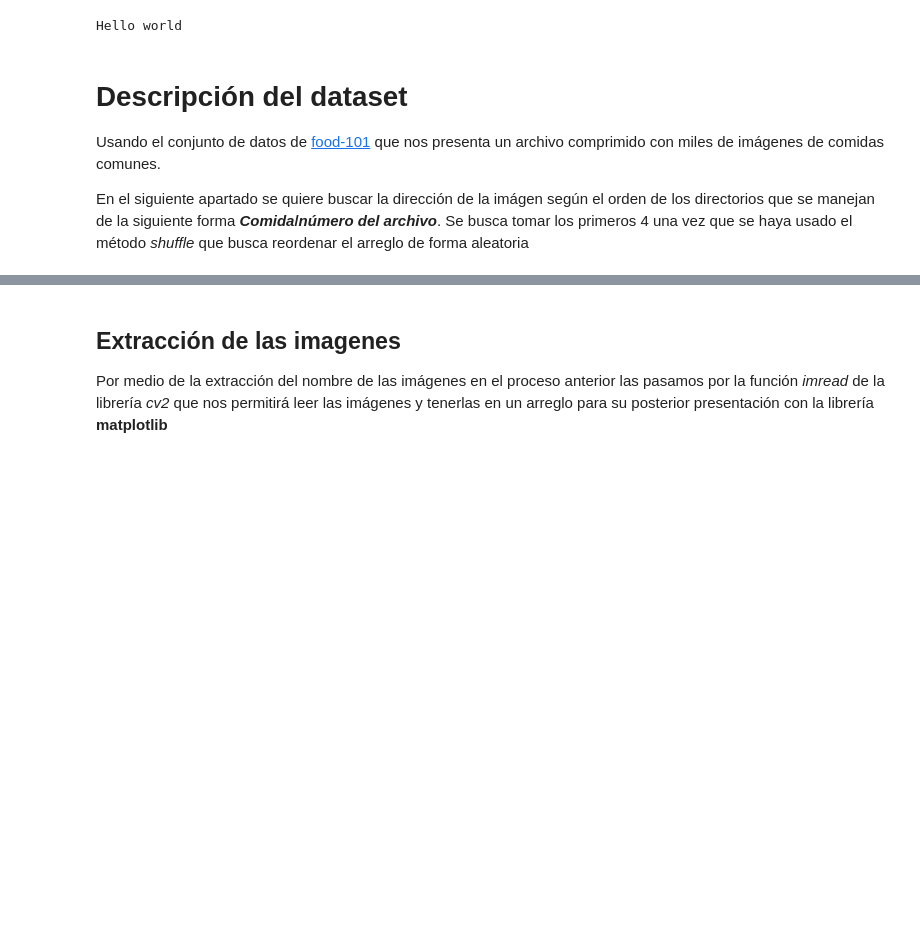
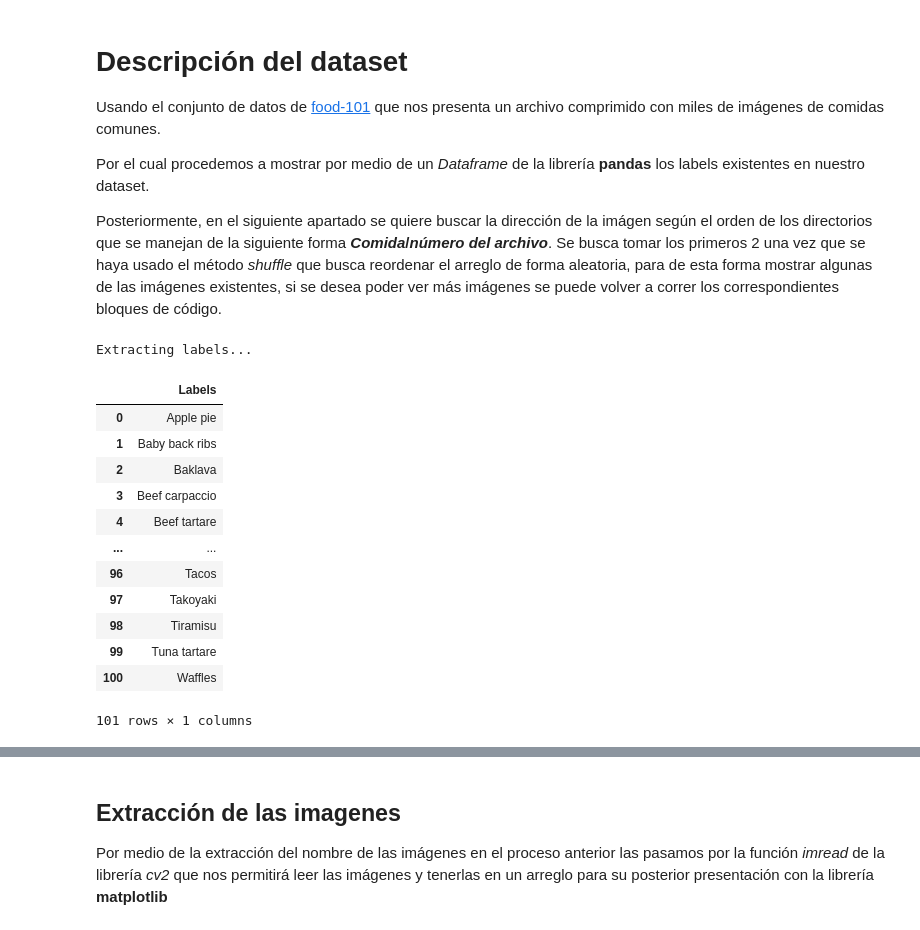
Before and after one commit to jaraycode/NutricionAIBackend, a Jupyter notebook: core/model/training.ipynb, the cells around one changed output, grey strips where cells are left out. Saved outputs shown, nothing was run; the diff lists cells and outputs as text; code cells hidden in the pictures; blank space fills up the shorter version.

```diff
--- a/core/model/training.ipynb
+++ b/core/model/training.ipynb
@@ -1,10 +1,8 @@
-# %%
-print("Hello world")
-# %% [output]
-Hello world
 # %% [markdown]
 # Descripción del dataset
 
 Usando el conjunto de datos de [food-101](https://www.kaggle.com/datasets/dansbecker/food-101) que nos presenta un archivo comprimido con miles de imágenes de comidas comunes.
 
-En el siguiente apartado se quiere buscar la dirección de la imágen según el orden de los directorios que se manejan de la siguiente forma ***Comida*/*número del archivo***. Se busca tomar los primeros 4 una vez que se haya usado el método *shuffle* que busca reordenar el arreglo de forma aleatoria
+Por el cual procedemos a mostrar por medio de un *Dataframe* de la librería **pandas** los labels existentes en nuestro dataset.
+
+Posteriormente, en el siguiente apartado se quiere buscar la dirección de la imágen según el orden de los directorios que se manejan de la siguiente forma ***Comida*/*número del archivo***. Se busca tomar los primeros 2 una vez que se haya usado el método *shuffle* que busca reordenar el arreglo de forma aleatoria, para de esta forma mostrar algunas de las imágenes existentes, si se desea poder ver más imágenes se puede volver a correr los correspondientes bloques de código.
@@ -11 +15,28 @@ En el siguiente apartado se quiere buscar la dirección de la imágen según el
+# %%
+PATH = "../../dataset/food-101/food-101/meta/labels.txt"
+LABELS = []
+print("Extracting labels...")
+time.sleep(2)
+
+with open(PATH, "r") as labels:
+    for line in labels:
+        LABELS.append(line[:-1])
+
+df_labels = pd.DataFrame(data=LABELS, columns=["Labels"])
+df_labels
+# %% [output]
+Extracting labels...
+|  | Labels |
+| 0 | Apple pie |
+| 1 | Baby back ribs |
+| 2 | Baklava |
+| 3 | Beef carpaccio |
+| 4 | Beef tartare |
+| ... | ... |
+| 96 | Tacos |
+| 97 | Takoyaki |
+| 98 | Tiramisu |
+| 99 | Tuna tartare |
+| 100 | Waffles |
+101 rows × 1 columns
 # %%
```
Also changed, not shown: parts of 4 cells of this notebook.
